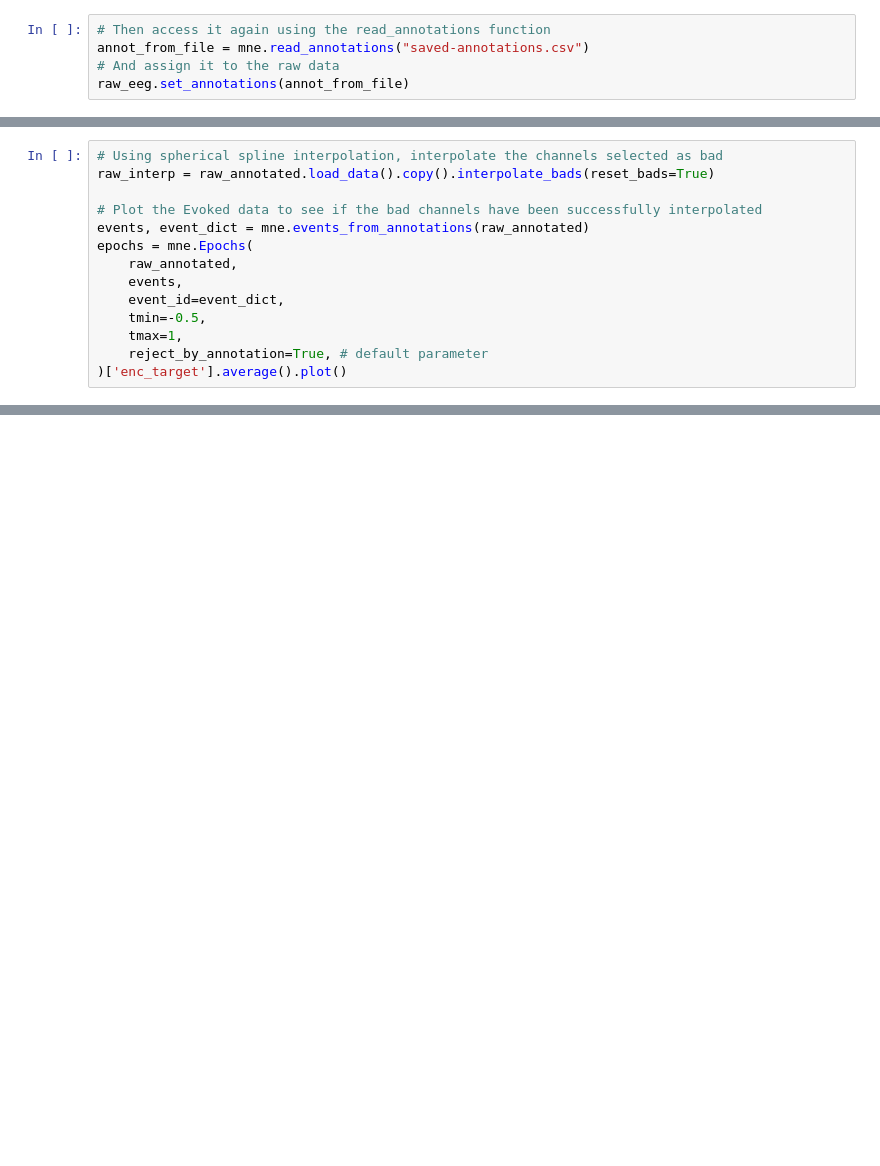
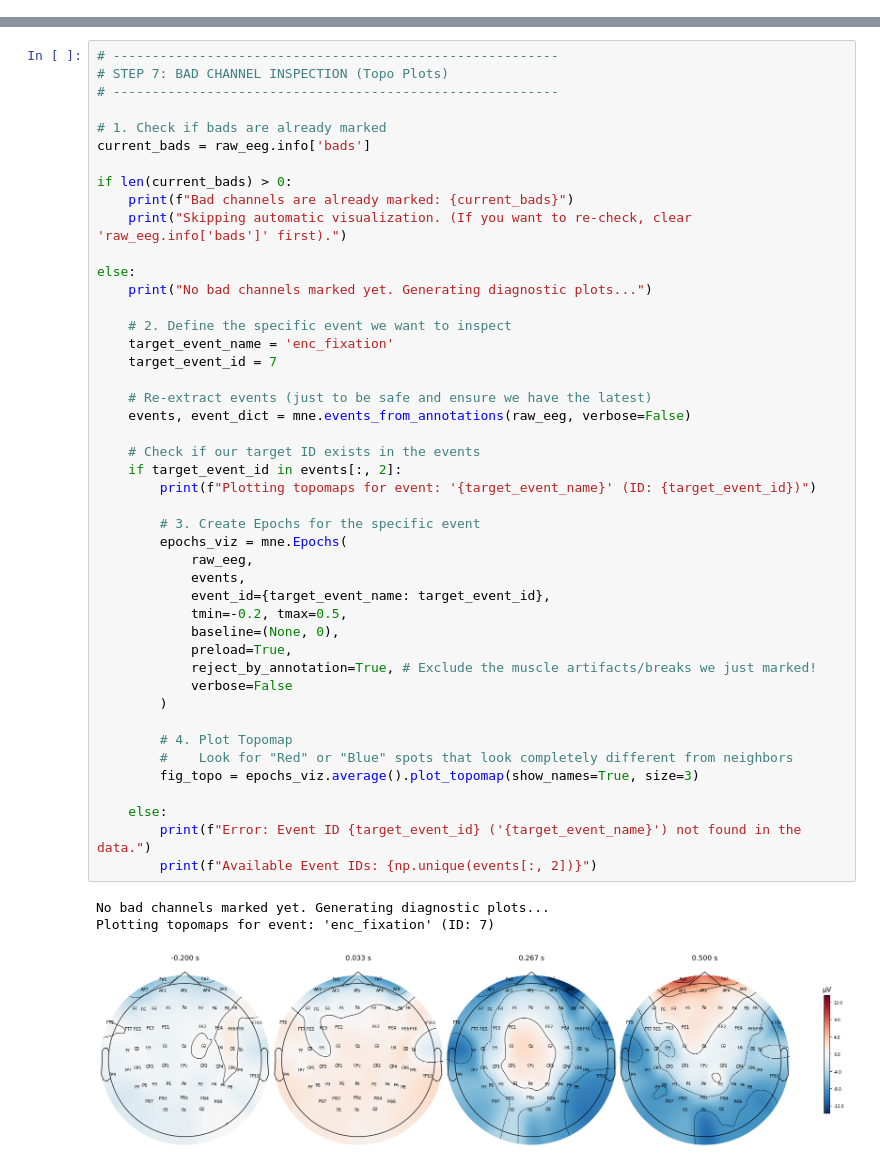
Before and after one commit to noah-mba/LOC_analysis, a Jupyter notebook: scripts/eeg/02_visual_inspection.ipynb, the cells around one changed output, grey strips where cells are left out. Cells and saved outputs as stored; diff of their text form; blank space fills up the shorter version.

```diff
--- a/scripts/eeg/02_visual_inspection.ipynb
+++ b/scripts/eeg/02_visual_inspection.ipynb
@@ -260,5 +125,0 @@ raw_eeg.set_annotations(annot_from_file)
-# %%
-# Then access it again using the read_annotations function
-annot_from_file = mne.read_annotations("saved-annotations.csv")
-# And assign it to the raw data
-raw_eeg.set_annotations(annot_from_file)
@@ -281,14 +125,0 @@ epochs = mne.Epochs(
-# %%
-# Using spherical spline interpolation, interpolate the channels selected as bad
-raw_interp = raw_annotated.load_data().copy().interpolate_bads(reset_bads=True)
-
-# Plot the Evoked data to see if the bad channels have been successfully interpolated
-events, event_dict = mne.events_from_annotations(raw_annotated)
-epochs = mne.Epochs(
-    raw_annotated,
-    events,
-    event_id=event_dict,
-    tmin=-0.5,
-    tmax=1,
-    reject_by_annotation=True, # default parameter
-)['enc_target'].average().plot()
@@ -299,0 +235,49 @@ raw_annotated = raw.copy().set_annotations(annot_from_file)
+# %%
+# ---------------------------------------------------------
+# STEP 7: BAD CHANNEL INSPECTION (Topo Plots)
+# ---------------------------------------------------------
+
+# 1. Check if bads are already marked
+current_bads = raw_eeg.info['bads']
+
+if len(current_bads) > 0:
+    print(f"Bad channels are already marked: {current_bads}")
+    print("Skipping automatic visualization. (If you want to re-check, clear 'raw_eeg.info['bads']' first).")
+
+else:
+    print("No bad channels marked yet. Generating diagnostic plots...")
+
+    # 2. Define the specific event we want to inspect
+    target_event_name = 'enc_fixation'
+    target_event_id = 7
+
+    # Re-extract events (just to be safe and ensure we have the latest)
+    events, event_dict = mne.events_from_annotations(raw_eeg, verbose=False)
+
+    # Check if our target ID exists in the events
+    if target_event_id in events[:, 2]:
+        print(f"Plotting topomaps for event: '{target_event_name}' (ID: {target_event_id})")
+
+        # 3. Create Epochs for the specific event
+        epochs_viz = mne.Epochs(
+            raw_eeg,
+            events,
+            event_id={target_event_name: target_event_id},
+            tmin=-0.2, tmax=0.5,
+            baseline=(None, 0),
+            preload=True,
+            reject_by_annotation=True, # Exclude the muscle artifacts/breaks we just marked!
+            verbose=False
+        )
+
+        # 4. Plot Topomap
+        #    Look for "Red" or "Blue" spots that look completely different from neighbors
+        fig_topo = epochs_viz.average().plot_topomap(show_names=True, size=3)
+
+    else:
+        print(f"Error: Event ID {target_event_id} ('{target_event_name}') not found in the data.")
+        print(f"Available Event IDs: {np.unique(events[:, 2])}")
+# %% [output]
+No bad channels marked yet. Generating diagnostic plots...
+Plotting topomaps for event: 'enc_fixation' (ID: 7)
+[figure, added]
```
Also changed, not shown: parts of 31 cells of this notebook, 7 other files.
